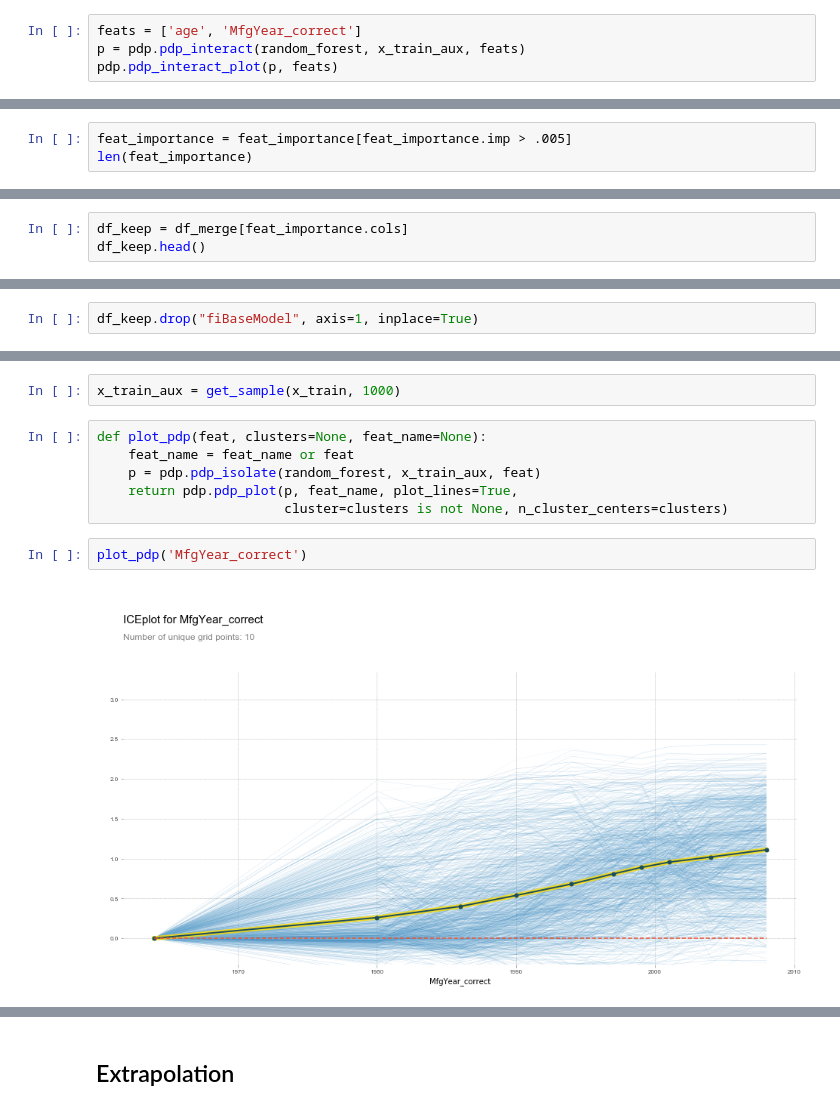
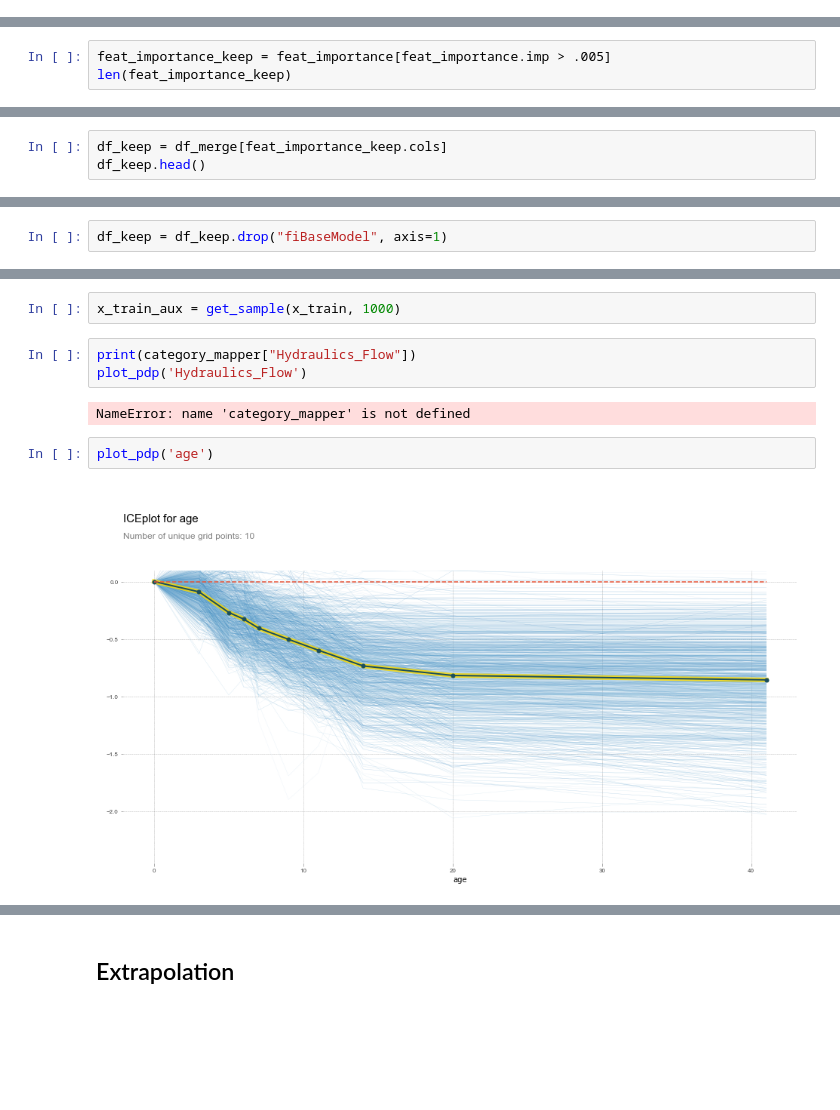
Before and after one commit to BastienVialla/bluebook_for_bulldozers, a Jupyter notebook: bulldozers.ipynb, the cells around one changed output, grey strips where cells are left out. Drawn from its saved outputs; the diff is of its cells as text; blank space fills up the shorter version.

```diff
--- a/bulldozers.ipynb
+++ b/bulldozers.ipynb
@@ -664,4 +604,0 @@ plot_pdp("MfgYear_correct")
-# %%
-feats = ['age', 'MfgYear_correct']
-p = pdp.pdp_interact(random_forest, x_train_aux, feats)
-pdp.pdp_interact_plot(p, feats)
@@ -690,6 +655,6 @@ plot_feat_importance(feat_importance[:30])
 # %%
-feat_importance = feat_importance[feat_importance.imp > .005]
-len(feat_importance)
+feat_importance_keep = feat_importance[feat_importance.imp > .005]
+len(feat_importance_keep)
 # %% [output]
 23
 # %%
@@ -698,4 +663,4 @@ with open(f"{DATA_DIR}keep_cols", "wb") as handle:
 # %%
-df_keep = df_merge[feat_importance.cols]
+df_keep = df_merge[feat_importance_keep.cols]
 df_keep.head()
 # %% [output]
@@ -777,5 +753,5 @@ fiModelDesc:  0.90575595725
 # %%
-df_keep.drop("fiBaseModel", axis=1, inplace=True)
+df_keep = df_keep.drop("fiBaseModel", axis=1)
 # %%
 raw_train, raw_valid = split_vals(df_keep, n_trn)
 x_train, x_valid = split_vals(df_keep, n_trn)
@@ -826,12 +810,11 @@ ggplot(df_sample, aes('MfgYear_correct', 'SalePrice'))+stat_smooth(se=True, meth
 # %%
 x_train_aux = get_sample(x_train, 1000)
-# %%
-def plot_pdp(feat, clusters=None, feat_name=None):
-    feat_name = feat_name or feat
-    p = pdp.pdp_isolate(random_forest, x_train_aux, feat)
-    return pdp.pdp_plot(p, feat_name, plot_lines=True,
-                        cluster=clusters is not None, n_cluster_centers=clusters)
+# %%
+print(category_mapper["Hydraulics_Flow"])
+plot_pdp('Hydraulics_Flow')
+# %% [output]
+NameError: name 'category_mapper' is not defined
 # %%
-plot_pdp('MfgYear_correct')
+plot_pdp('age')
 # %% [output]
-[figure, old version]
+[figure, new version]
```
Also changed, not shown: parts of 89 cells of this notebook.
